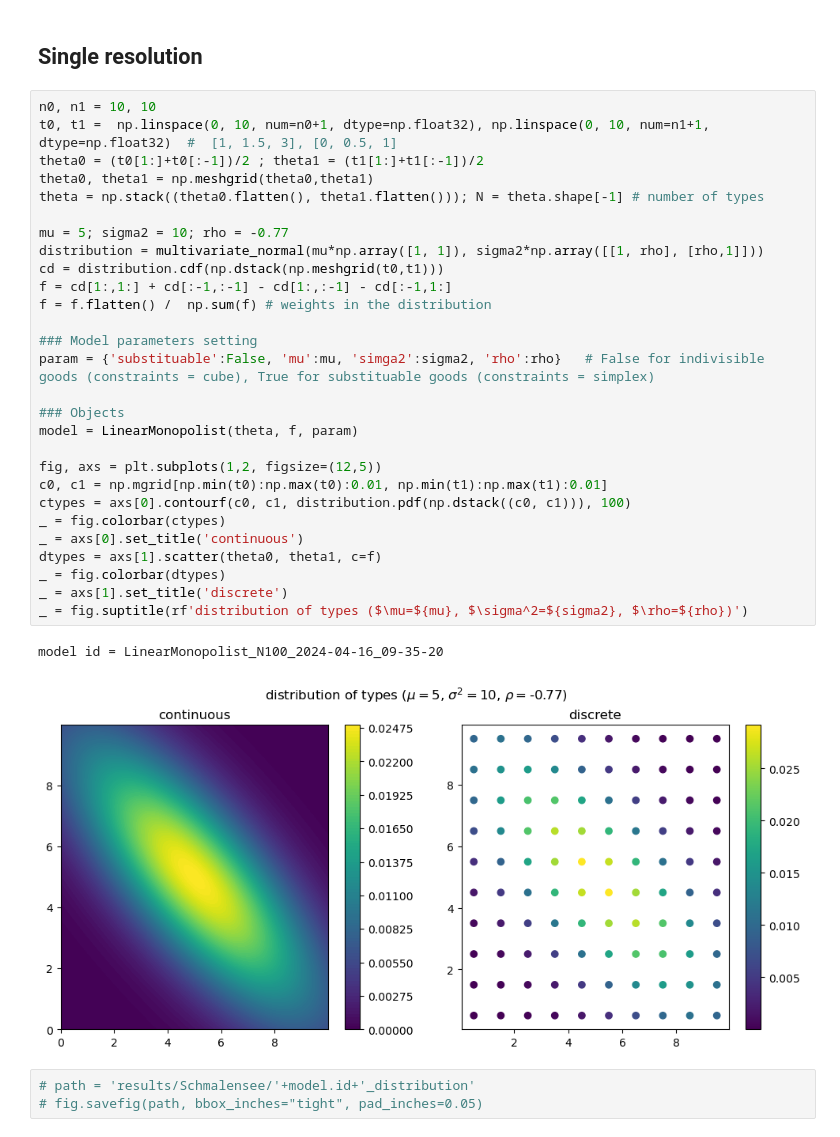
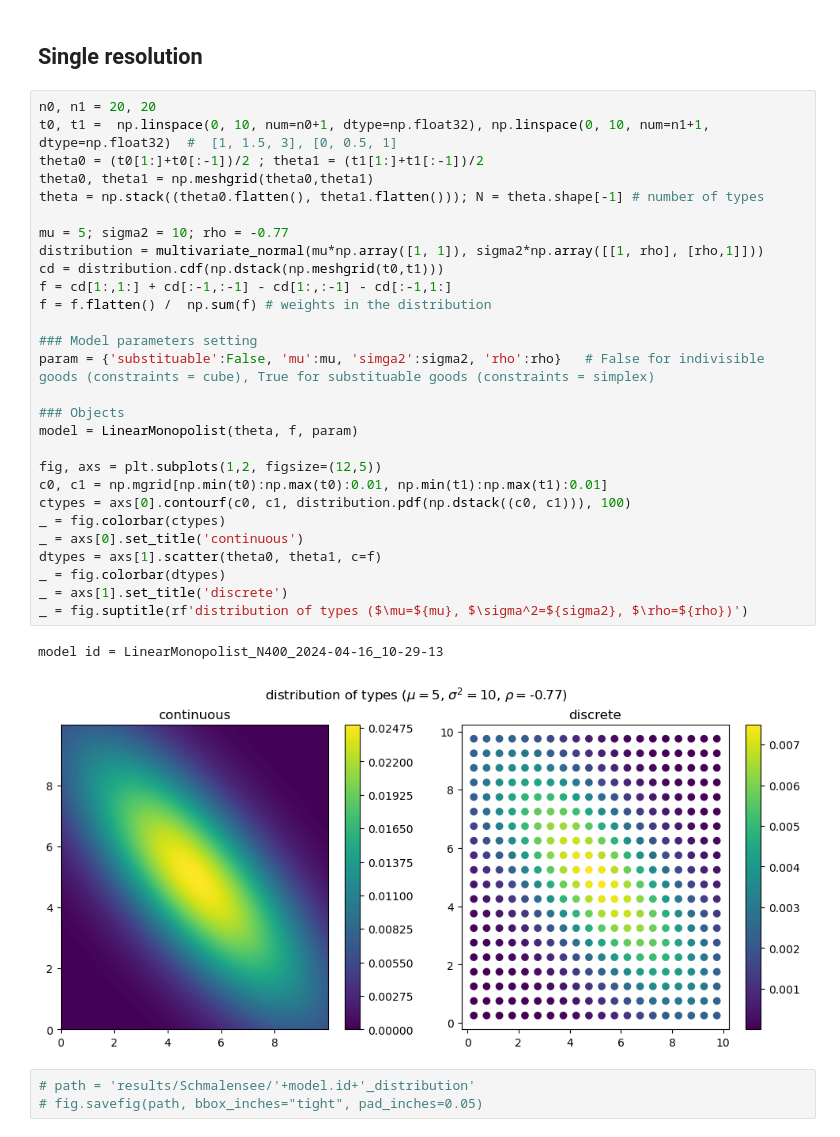
Before and after one commit to x-dupuis/screening-algo, a Jupyter notebook: examples/Schmalensee.ipynb, the cells around one changed output. Cells and saved outputs as stored; diff of their text form.

```diff
--- a/examples/Schmalensee.ipynb
+++ b/examples/Schmalensee.ipynb
@@ -16,36 +16,36 @@ from modules import LinearMonopolist
 # %% [markdown]
 ## Single resolution
 # %%
-n0, n1 = 10, 10
+n0, n1 = 20, 20
 t0, t1 =  np.linspace(0, 10, num=n0+1, dtype=np.float32), np.linspace(0, 10, num=n1+1, dtype=np.float32)  #  [1, 1.5, 3], [0, 0.5, 1]
 theta0 = (t0[1:]+t0[:-1])/2 ; theta1 = (t1[1:]+t1[:-1])/2
 theta0, theta1 = np.meshgrid(theta0,theta1)
 theta = np.stack((theta0.flatten(), theta1.flatten())); N = theta.shape[-1] # number of types
 
 mu = 5; sigma2 = 10; rho = -0.77
 distribution = multivariate_normal(mu*np.array([1, 1]), sigma2*np.array([[1, rho], [rho,1]]))
 cd = distribution.cdf(np.dstack(np.meshgrid(t0,t1)))
 f = cd[1:,1:] + cd[:-1,:-1] - cd[1:,:-1] - cd[:-1,1:]
 f = f.flatten() /  np.sum(f) # weights in the distribution
 
 ### Model parameters setting
 param = {'substituable':False, 'mu':mu, 'simga2':sigma2, 'rho':rho}   # False for indivisible goods (constraints = cube), True for substituable goods (constraints = simplex)
 
 ### Objects
 model = LinearMonopolist(theta, f, param)
 
 fig, axs = plt.subplots(1,2, figsize=(12,5))
 c0, c1 = np.mgrid[np.min(t0):np.max(t0):0.01, np.min(t1):np.max(t1):0.01]
 ctypes = axs[0].contourf(c0, c1, distribution.pdf(np.dstack((c0, c1))), 100)
 _ = fig.colorbar(ctypes)
 _ = axs[0].set_title('continuous')
 dtypes = axs[1].scatter(theta0, theta1, c=f)
 _ = fig.colorbar(dtypes)
 _ = axs[1].set_title('discrete')
 _ = fig.suptitle(rf'distribution of types ($\mu=${mu}, $\sigma^2=${sigma2}, $\rho=${rho})')
 # %% [output]
-model id = LinearMonopolist_N100_2024-04-16_09-35-20
+model id = LinearMonopolist_N400_2024-04-16_10-29-13
-[figure, old version]
+[figure, new version]
 # %%
 # path = 'results/Schmalensee/'+model.id+'_distribution'
 # fig.savefig(path, bbox_inches="tight", pad_inches=0.05)
```
Also changed, not shown: parts of 9 cells of this notebook, 2 other files.
